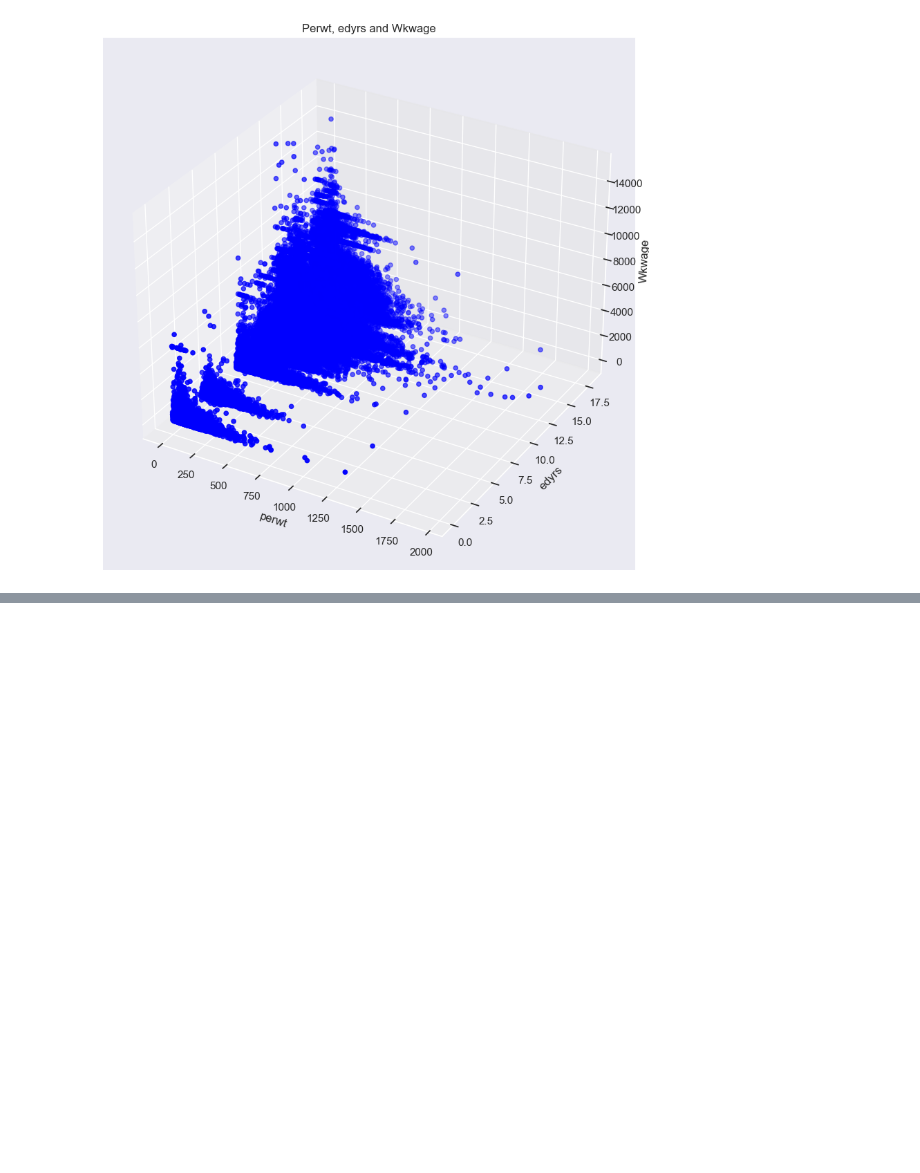
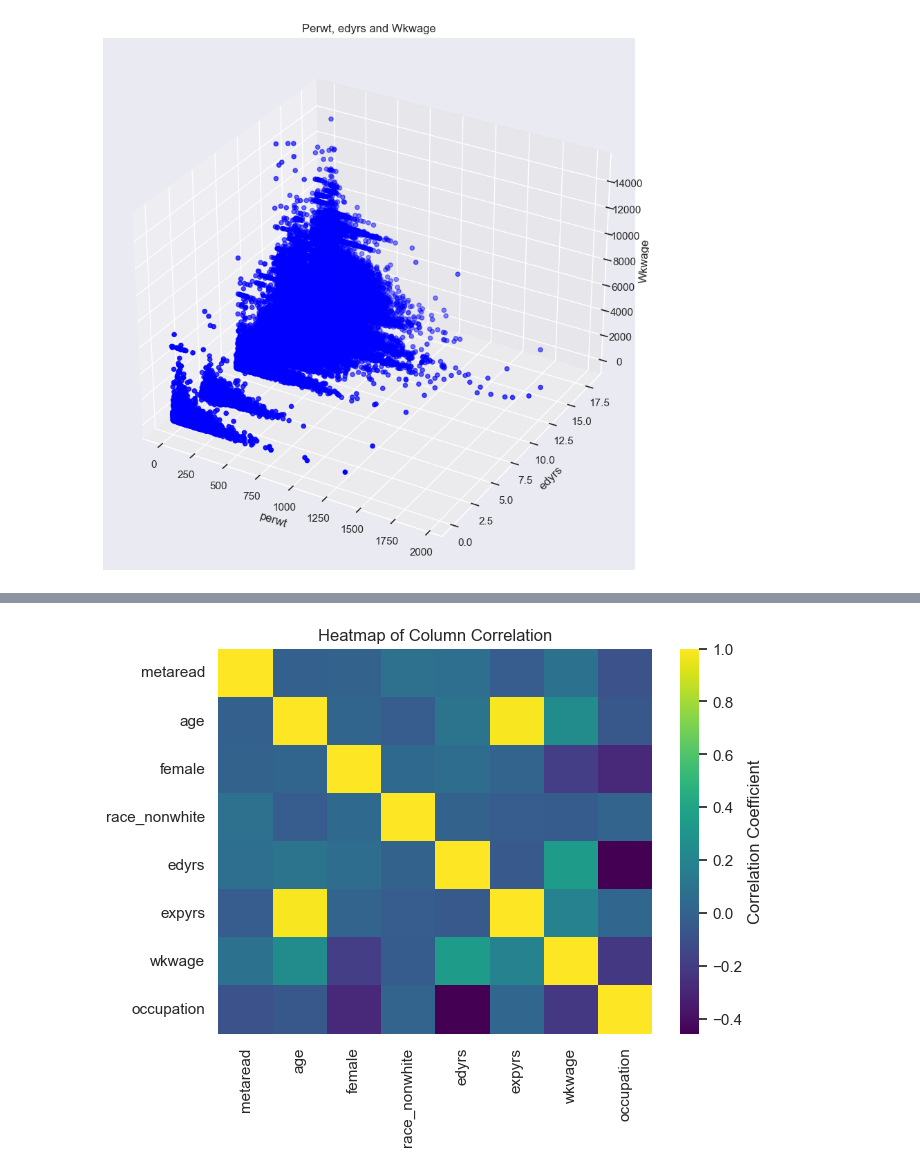
Before and after one commit to Somewhat-Coder/Microwages-ML, a Jupyter notebook: main.ipynb, the cells around one changed output, grey strips where cells are left out. Saved outputs shown, nothing was run; the diff lists cells and outputs as text; code cells hidden in the pictures; blank space fills up the shorter version.

```diff
--- a/main.ipynb
+++ b/main.ipynb
@@ -268,0 +259,20 @@ Text(0, 0.5, 'Average weekly wage')
+# %%
+df = df.drop(columns=['expyrs_rounded', 'region', 'statefip', 'perwt', 'puma', 'industry'])
+# %%
+occu = ['occ_managprof', 'occ_techsalad', 'occ_service', 'occ_farm', 'occ_product',	'occ_operator',	'occ_service_np', 'occ_service_broad']
+
+df['occupation'] = df[occu].idxmax(axis=1)
+df = df.drop(columns=occu)
+
+occu_encodings = {col : occu.index(col) for col in occu}
+df['occupation'] = df['occupation'].replace(occu_encodings)
+# %%
+occu_encodings = {col : occu.index(col) for col in occu}
+df['occupation'] = df['occupation'].replace(occu_encodings)
+# %%
+sns.set_theme(rc = {'figure.figsize':(7, 5)})
+sns.heatmap(df.corr(), cmap='viridis', fmt='.2f', cbar_kws={'label': 'Correlation Coefficient'})
+plt.title('Heatmap of Column Correlation')
+plt.show()
+# %% [output]
+[figure, added]
```
Also changed, not shown: parts of 12 cells of this notebook.
